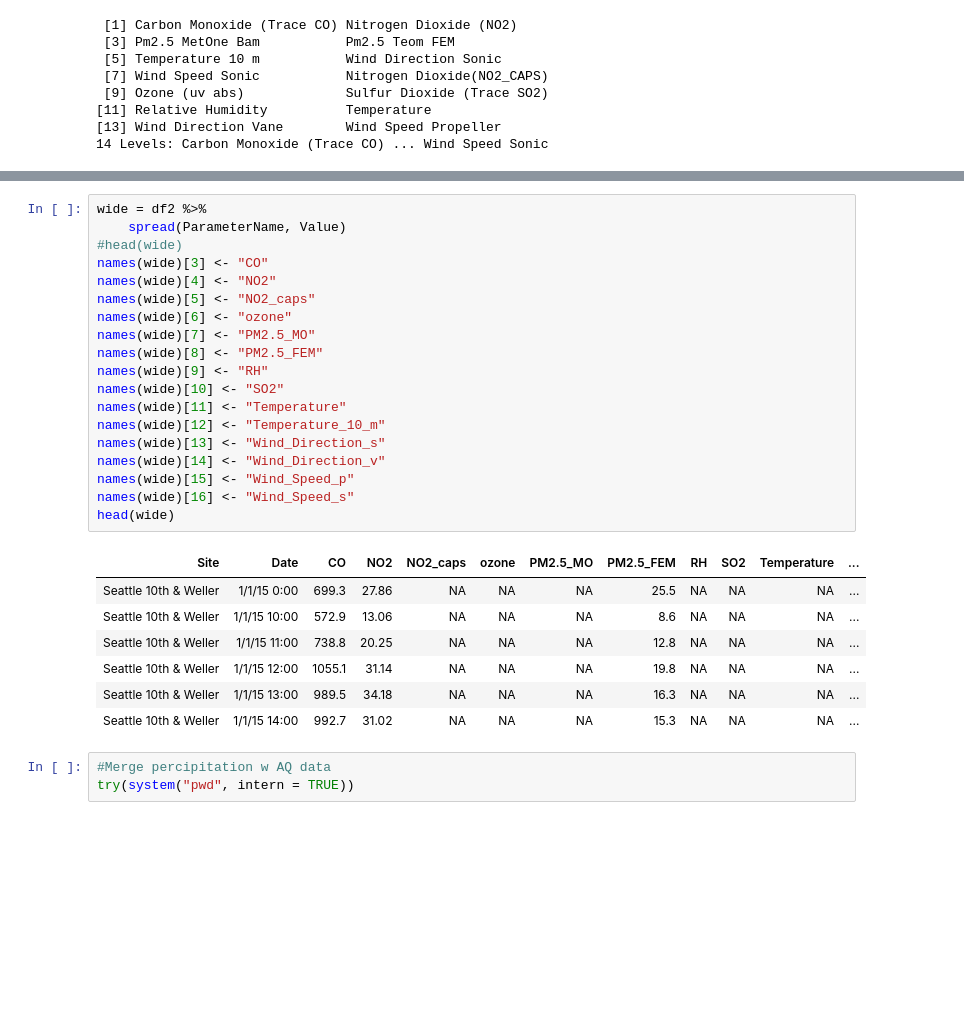
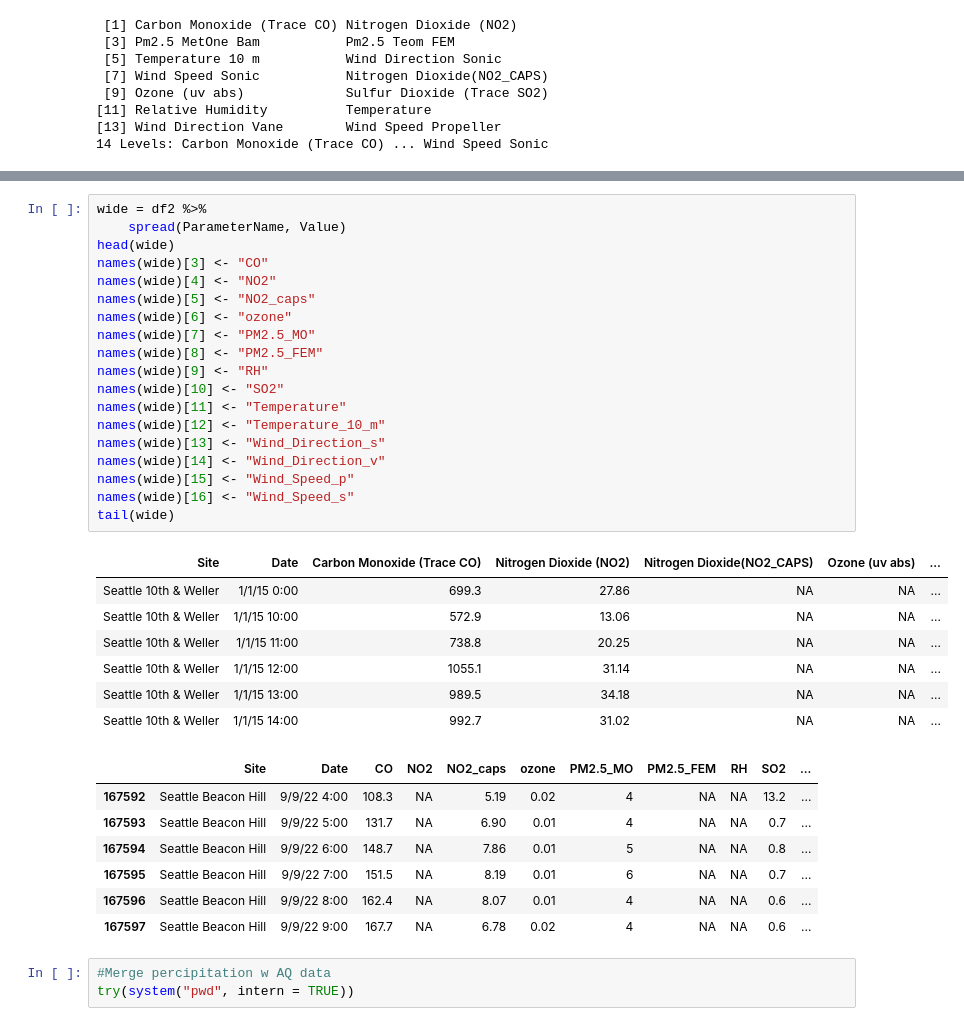
Before and after one commit to aworthyperson/Bike_Counters_Air_Quality, a Jupyter notebook: R_Notebook_bikes_AW.ipynb, the cells around one changed output, grey strips where cells are left out. Saved outputs shown, nothing was run; the diff lists cells and outputs as text; blank space fills up the shorter version.

```diff
--- a/R_Notebook_bikes_AW.ipynb
+++ b/R_Notebook_bikes_AW.ipynb
@@ -154,30 +162,37 @@ head(df2)
 # %%
 wide = df2 %>%
     spread(ParameterName, Value)
-#head(wide)
+head(wide)
 names(wide)[3] <- "CO"
 names(wide)[4] <- "NO2"
 names(wide)[5] <- "NO2_caps"
 names(wide)[6] <- "ozone"
 names(wide)[7] <- "PM2.5_MO"
 names(wide)[8] <- "PM2.5_FEM"
 names(wide)[9] <- "RH"
 names(wide)[10] <- "SO2"
 names(wide)[11] <- "Temperature"
 names(wide)[12] <- "Temperature_10_m"
 names(wide)[13] <- "Wind_Direction_s"
 names(wide)[14] <- "Wind_Direction_v"
 names(wide)[15] <- "Wind_Speed_p"
 names(wide)[16] <- "Wind_Speed_s"
-head(wide)
+tail(wide)
 # %% [output]
-| Site | Date | CO | NO2 | NO2_caps | ozone | PM2.5_MO | PM2.5_FEM | RH | SO2 | Temperature | ... |
-| Seattle 10th & Weller | 1/1/15 0:00 | 699.3 | 27.86 | NA | NA | NA | 25.5 | NA | NA | NA | ... |
-| Seattle 10th & Weller | 1/1/15 10:00 | 572.9 | 13.06 | NA | NA | NA | 8.6 | NA | NA | NA | ... |
-| Seattle 10th & Weller | 1/1/15 11:00 | 738.8 | 20.25 | NA | NA | NA | 12.8 | NA | NA | NA | ... |
-| Seattle 10th & Weller | 1/1/15 12:00 | 1055.1 | 31.14 | NA | NA | NA | 19.8 | NA | NA | NA | ... |
-| Seattle 10th & Weller | 1/1/15 13:00 | 989.5 | 34.18 | NA | NA | NA | 16.3 | NA | NA | NA | ... |
-| Seattle 10th & Weller | 1/1/15 14:00 | 992.7 | 31.02 | NA | NA | NA | 15.3 | NA | NA | NA | ... |
+| Site | Date | Carbon Monoxide (Trace CO) | Nitrogen Dioxide (NO2) | Nitrogen Dioxide(NO2_CAPS) | Ozone (uv abs) | ... |
+| Seattle 10th & Weller | 1/1/15 0:00 | 699.3 | 27.86 | NA | NA | ... |
+| Seattle 10th & Weller | 1/1/15 10:00 | 572.9 | 13.06 | NA | NA | ... |
+| Seattle 10th & Weller | 1/1/15 11:00 | 738.8 | 20.25 | NA | NA | ... |
+| Seattle 10th & Weller | 1/1/15 12:00 | 1055.1 | 31.14 | NA | NA | ... |
+| Seattle 10th & Weller | 1/1/15 13:00 | 989.5 | 34.18 | NA | NA | ... |
+| Seattle 10th & Weller | 1/1/15 14:00 | 992.7 | 31.02 | NA | NA | ... |
+|  | Site | Date | CO | NO2 | NO2_caps | ozone | PM2.5_MO | PM2.5_FEM | RH | SO2 | ... |
+| 167592 | Seattle Beacon Hill | 9/9/22 4:00 | 108.3 | NA | 5.19 | 0.02 | 4 | NA | NA | 13.2 | ... |
+| 167593 | Seattle Beacon Hill | 9/9/22 5:00 | 131.7 | NA | 6.90 | 0.01 | 4 | NA | NA | 0.7 | ... |
+| 167594 | Seattle Beacon Hill | 9/9/22 6:00 | 148.7 | NA | 7.86 | 0.01 | 5 | NA | NA | 0.8 | ... |
+| 167595 | Seattle Beacon Hill | 9/9/22 7:00 | 151.5 | NA | 8.19 | 0.01 | 6 | NA | NA | 0.7 | ... |
+| 167596 | Seattle Beacon Hill | 9/9/22 8:00 | 162.4 | NA | 8.07 | 0.01 | 4 | NA | NA | 0.6 | ... |
+| 167597 | Seattle Beacon Hill | 9/9/22 9:00 | 167.7 | NA | 6.78 | 0.02 | 4 | NA | NA | 0.6 | ... |
 # %%
 #Merge percipitation w AQ data
 try(system("pwd", intern = TRUE))
```
Also changed, not shown: parts of 6 cells of this notebook, 3 other files.
